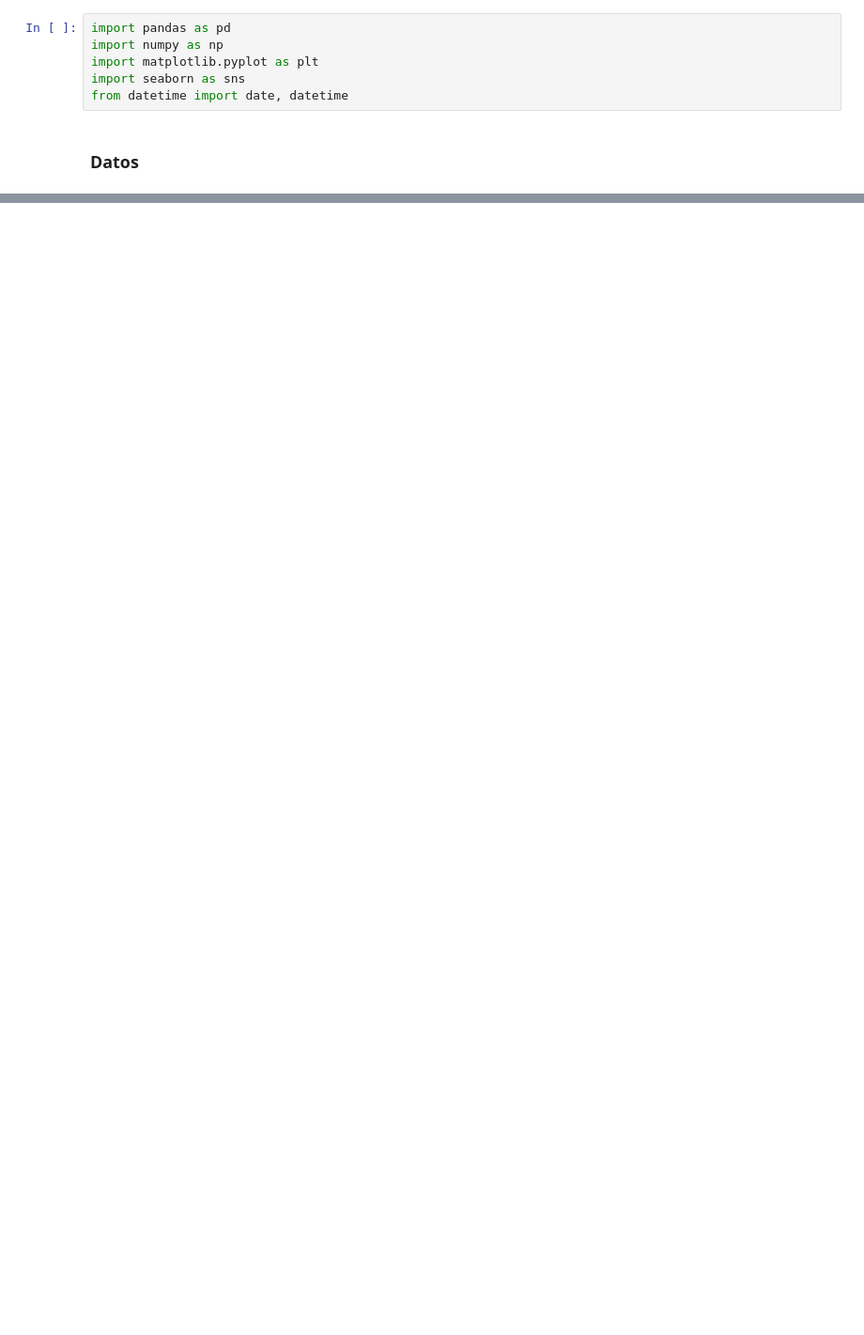
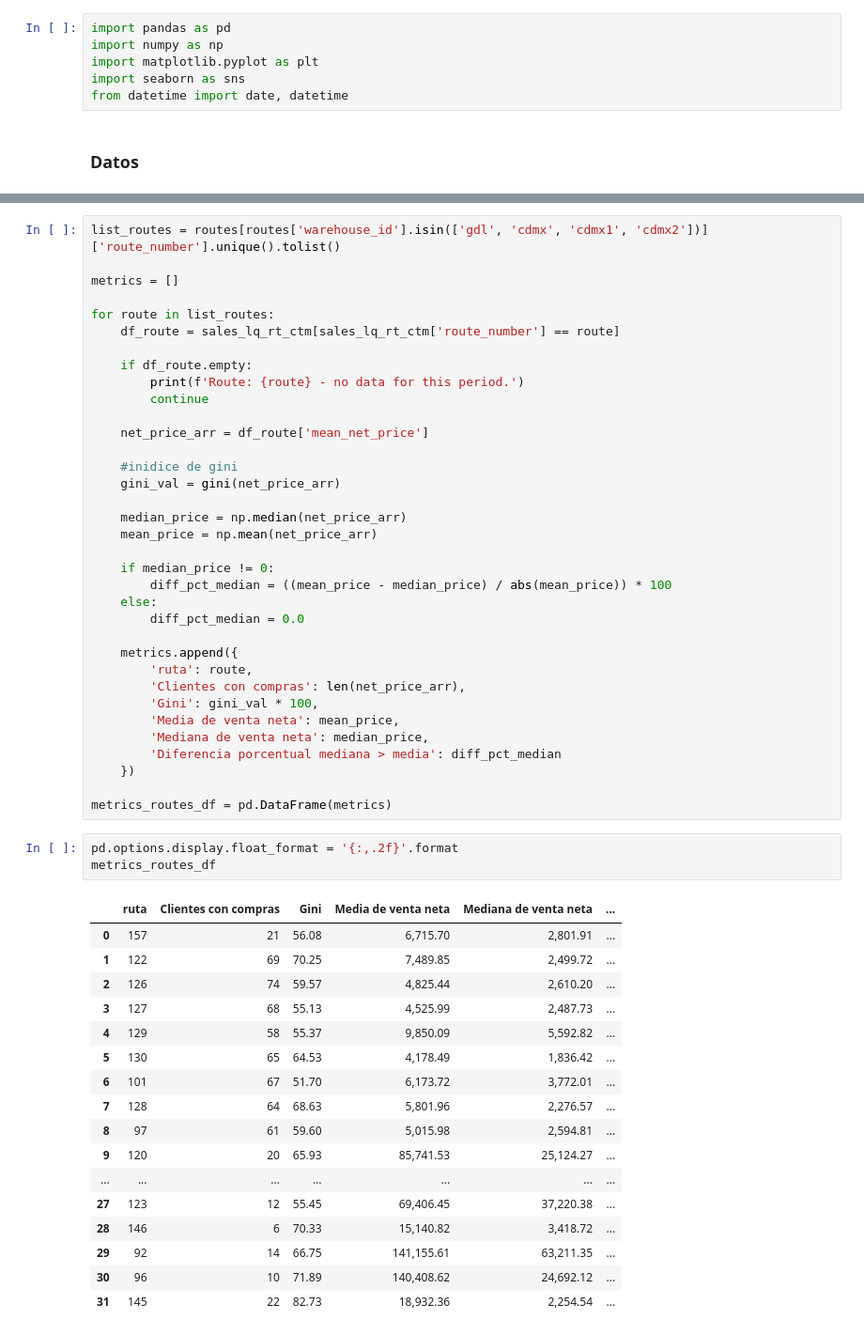
Before and after one commit to angelemmavelasco/kpis-para-creacion-de-estrategia-comercial, a Jupyter notebook: notebooks/main.ipynb, the cells around one changed output, grey strips where cells are left out. Shown at 94% size. Cells and saved outputs as stored; diff of their text form; blank space fills up the shorter version.

Commit message:
add gini metric

```diff
--- a/notebooks/main.ipynb
+++ b/notebooks/main.ipynb
@@ -239,0 +356,56 @@ routes_dict['gdl']
+# %%
+list_routes = routes[routes['warehouse_id'].isin(['gdl', 'cdmx', 'cdmx1', 'cdmx2'])]['route_number'].unique().tolist()
+
+metrics = []
+
+for route in list_routes:
+    df_route = sales_lq_rt_ctm[sales_lq_rt_ctm['route_number'] == route]
+
+    if df_route.empty:
+        print(f'Route: {route} - no data for this period.')
+        continue
+
+    net_price_arr = df_route['mean_net_price']
+
+    #inidice de gini
+    gini_val = gini(net_price_arr)
+
+    median_price = np.median(net_price_arr)
+    mean_price = np.mean(net_price_arr)
+
+    if median_price != 0:
+        diff_pct_median = ((mean_price - median_price) / abs(mean_price)) * 100
+    else:
+        diff_pct_median = 0.0
+
+    metrics.append({
+        'ruta': route,
+        'Clientes con compras': len(net_price_arr),
+        'Gini': gini_val * 100,
+        'Media de venta neta': mean_price,
+        'Mediana de venta neta': median_price,
+        'Diferencia porcentual mediana > media': diff_pct_median
+    })
+
+metrics_routes_df = pd.DataFrame(metrics)
+# %%
+pd.options.display.float_format = '{:,.2f}'.format
+metrics_routes_df
+# %% [output]
+|  | ruta | Clientes con compras | Gini | Media de venta neta | Mediana de venta neta | ... |
+| 0 | 157 | 21 | 56.08 | 6,715.70 | 2,801.91 | ... |
+| 1 | 122 | 69 | 70.25 | 7,489.85 | 2,499.72 | ... |
+| 2 | 126 | 74 | 59.57 | 4,825.44 | 2,610.20 | ... |
+| 3 | 127 | 68 | 55.13 | 4,525.99 | 2,487.73 | ... |
+| 4 | 129 | 58 | 55.37 | 9,850.09 | 5,592.82 | ... |
+| 5 | 130 | 65 | 64.53 | 4,178.49 | 1,836.42 | ... |
+| 6 | 101 | 67 | 51.70 | 6,173.72 | 3,772.01 | ... |
+| 7 | 128 | 64 | 68.63 | 5,801.96 | 2,276.57 | ... |
+| 8 | 97 | 61 | 59.60 | 5,015.98 | 2,594.81 | ... |
+| 9 | 120 | 20 | 65.93 | 85,741.53 | 25,124.27 | ... |
+| ... | ... | ... | ... | ... | ... | ... |
+| 27 | 123 | 12 | 55.45 | 69,406.45 | 37,220.38 | ... |
+| 28 | 146 | 6 | 70.33 | 15,140.82 | 3,418.72 | ... |
+| 29 | 92 | 14 | 66.75 | 141,155.61 | 63,211.35 | ... |
+| 30 | 96 | 10 | 71.89 | 140,408.62 | 24,692.12 | ... |
+| 31 | 145 | 22 | 82.73 | 18,932.36 | 2,254.54 | ... |
```
Also changed, not shown: parts of 22 cells of this notebook, 6 other files.
